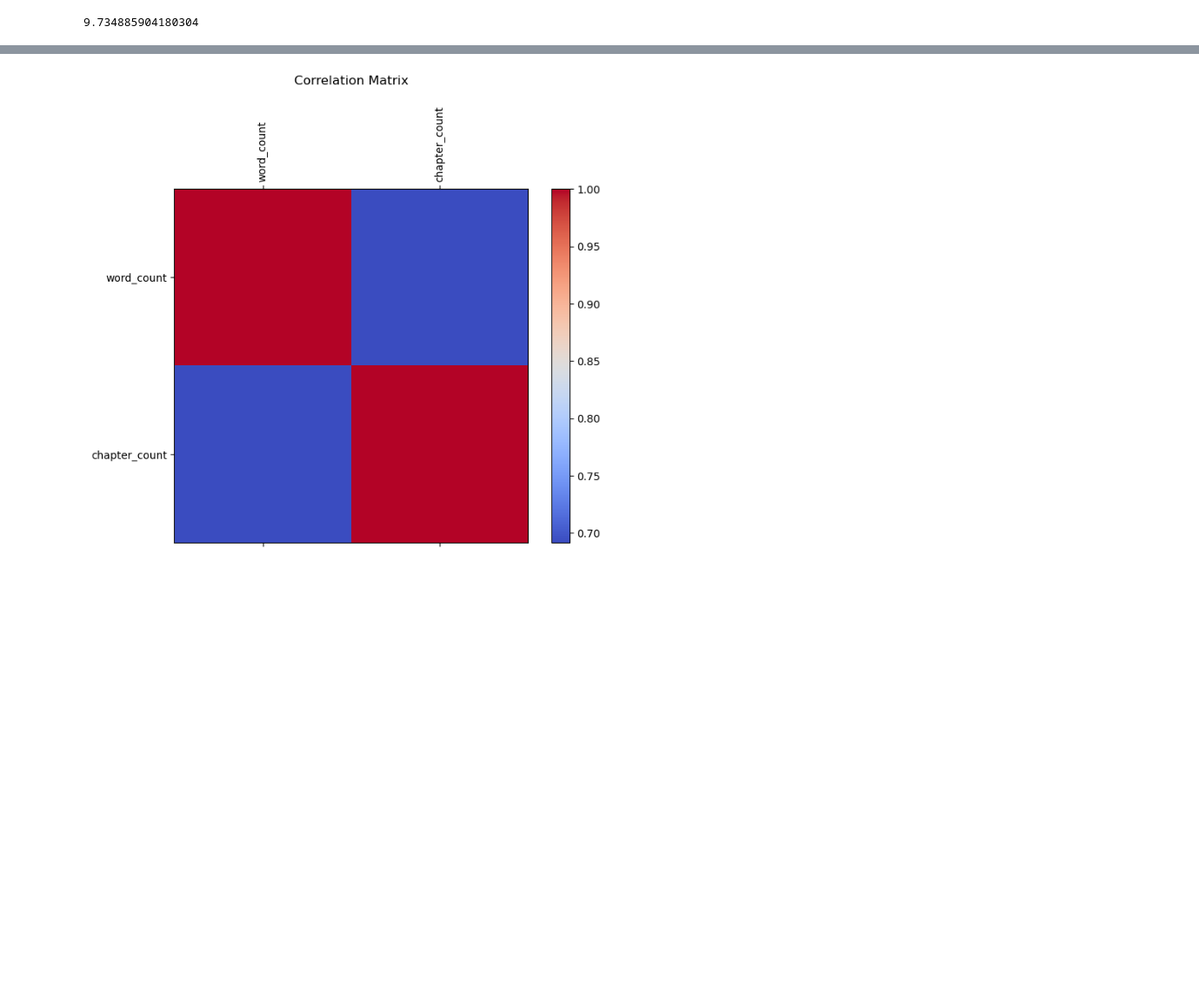
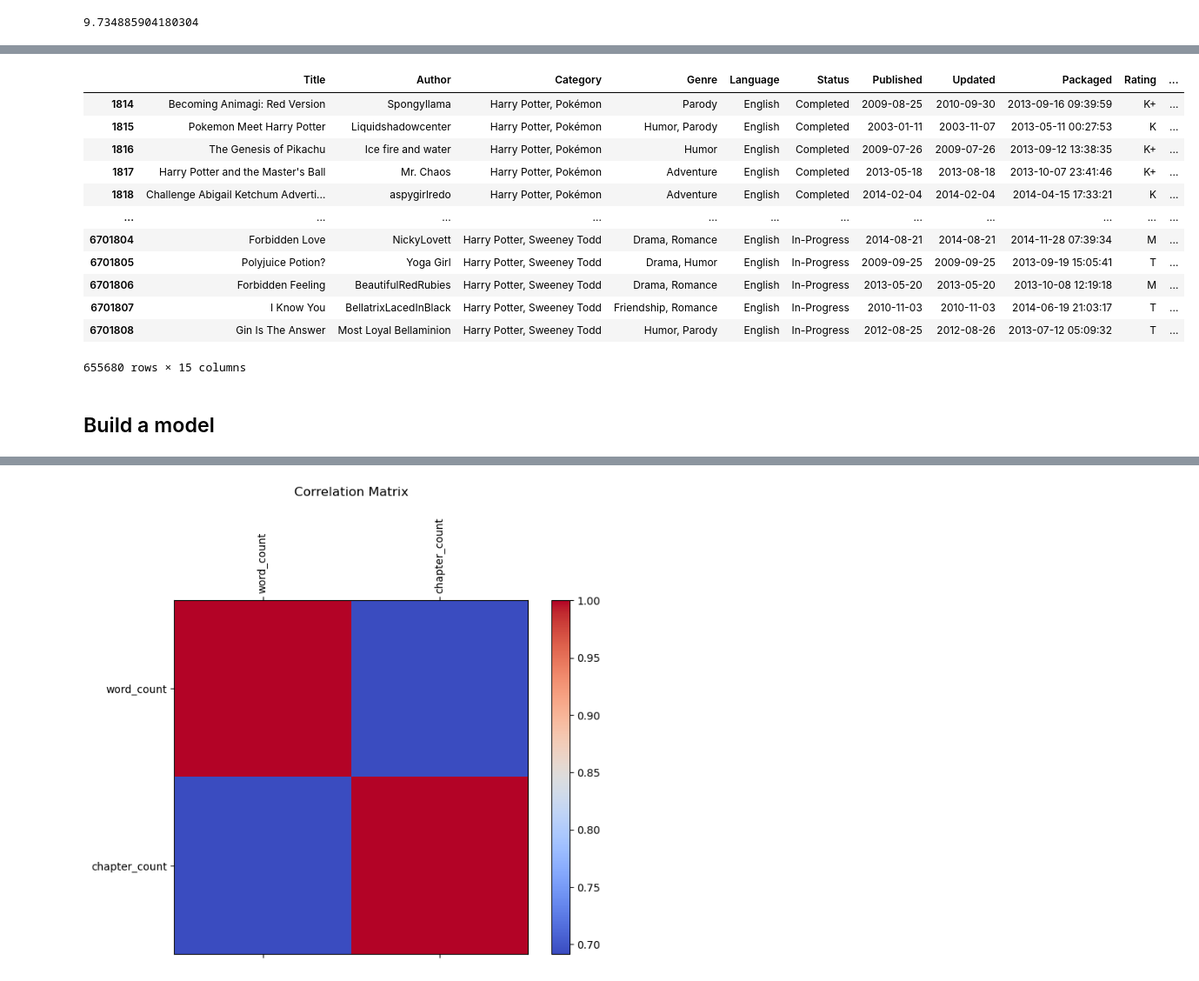
Before and after one commit to DonCheetos/DS_Group_B4, a Jupyter notebook: fanfiction.ipynb, the cells around one changed output, grey strips where cells are left out. Shown at 87% size. Cells and saved outputs as stored; diff of their text form; code cells hidden in the pictures; blank space fills up the shorter version.

```diff
--- a/fanfiction.ipynb
+++ b/fanfiction.ipynb
@@ -81,0 +174,5 @@ Name: 0, dtype: object
+# %%
+# Changing data type for chapter and word count into int type
+
+df['word_count'] = pd.to_numeric(df['word_count'], errors='coerce').astype('Int64')
+df['chapter_count'] = pd.to_numeric(df['chapter_count'], errors='coerce').astype('Int64')
@@ -81,0 +262,36 @@ Name: 0, dtype: object
+# %%
+# Initialize lemmatizer and stopwords
+lemmatizer = WordNetLemmatizer()
+custom_stop_words = set(stopwords.words('english')).union(ENGLISH_STOP_WORDS)
+
+# Preprocessing function
+def preprocess_text(text):
+    text = re.sub(r'[^a-zA-Z\s]', '', text)  # Remove non-alphabet characters
+    text = text.lower()  # Lowercase text
+    tokens = word_tokenize(text)  # Tokenize
+    tokens = [lemmatizer.lemmatize(word) for word in tokens if word not in custom_stop_words]  # Lemmatize and remove stopwords
+    return tokens
+
+# Apply preprocessing to Title and Summary
+df_usable['processed_title'] = df_usable['Title'].apply(preprocess_text)
+df_usable['processed_summary'] = df_usable['Summary'].apply(preprocess_text)
+
+# Combine title and summary
+df_usable['combined_text'] = df_usable['processed_title'] + df_usable['processed_summary']
+
+# Group by Category and Genre
+grouped_data = df_usable.groupby(['Category', 'Genre'])
+
+# Collect unique words for each group
+unique_words_by_group = defaultdict(list)
+
+for (category, genre), group in grouped_data:
+    all_words = [word for text in group['combined_text'] for word in text]
+    unique_words = set(all_words)  # Find unique words
+    unique_words_by_group[(category, genre)] = unique_words
+
+# Convert to DataFrame for easier analysis
+unique_words_df = pd.DataFrame([
+    {'Category': k[0], 'Genre': k[1], 'Unique_Words': list(v)}
+    for k, v in unique_words_by_group.items()
+])
@@ -81,0 +330,18 @@ Name: 0, dtype: object
+# %%
+df_usable[df_usable["Category"].str.contains("Harry", case=False, na=False)]
+# %% [output]
+|  | Title | Author | Category | Genre | Language | Status | Published | Updated | Packaged | Rating | ... |
+| 1814 | Becoming Animagi: Red Version | Spongyllama | Harry Potter, Pokémon | Parody | English | Completed | 2009-08-25 | 2010-09-30 | 2013-09-16 09:39:59 | K+ | ... |
+| 1815 | Pokemon Meet Harry Potter | Liquidshadowcenter | Harry Potter, Pokémon | Humor, Parody | English | Completed | 2003-01-11 | 2003-11-07 | 2013-05-11 00:27:53 | K | ... |
+| 1816 | The Genesis of Pikachu | Ice fire and water | Harry Potter, Pokémon | Humor | English | Completed | 2009-07-26 | 2009-07-26 | 2013-09-12 13:38:35 | K+ | ... |
+| 1817 | Harry Potter and the Master's Ball | Mr. Chaos | Harry Potter, Pokémon | Adventure | English | Completed | 2013-05-18 | 2013-08-18 | 2013-10-07 23:41:46 | K+ | ... |
+| 1818 | Challenge Abigail Ketchum Adverti... | aspygirlredo | Harry Potter, Pokémon | Adventure | English | Completed | 2014-02-04 | 2014-02-04 | 2014-04-15 17:33:21 | K | ... |
+| ... | ... | ... | ... | ... | ... | ... | ... | ... | ... | ... | ... |
+| 6701804 | Forbidden Love | NickyLovett | Harry Potter, Sweeney Todd | Drama, Romance | English | In-Progress | 2014-08-21 | 2014-08-21 | 2014-11-28 07:39:34 | M | ... |
+| 6701805 | Polyjuice Potion? | Yoga Girl | Harry Potter, Sweeney Todd | Drama, Humor | English | In-Progress | 2009-09-25 | 2009-09-25 | 2013-09-19 15:05:41 | T | ... |
+| 6701806 | Forbidden Feeling | BeautifulRedRubies | Harry Potter, Sweeney Todd | Drama, Romance | English | In-Progress | 2013-05-20 | 2013-05-20 | 2013-10-08 12:19:18 | M | ... |
+| 6701807 | I Know You | BellatrixLacedInBlack | Harry Potter, Sweeney Todd | Friendship, Romance | English | In-Progress | 2010-11-03 | 2010-11-03 | 2014-06-19 21:03:17 | T | ... |
+| 6701808 | Gin Is The Answer | Most Loyal Bellaminion | Harry Potter, Sweeney Todd | Humor, Parody | English | In-Progress | 2012-08-25 | 2012-08-26 | 2013-07-12 05:09:32 | T | ... |
+655680 rows × 15 columns
+# %% [markdown]
+<h2> Build a model </h2>
```
Also changed, not shown: parts of 26 cells of this notebook.
